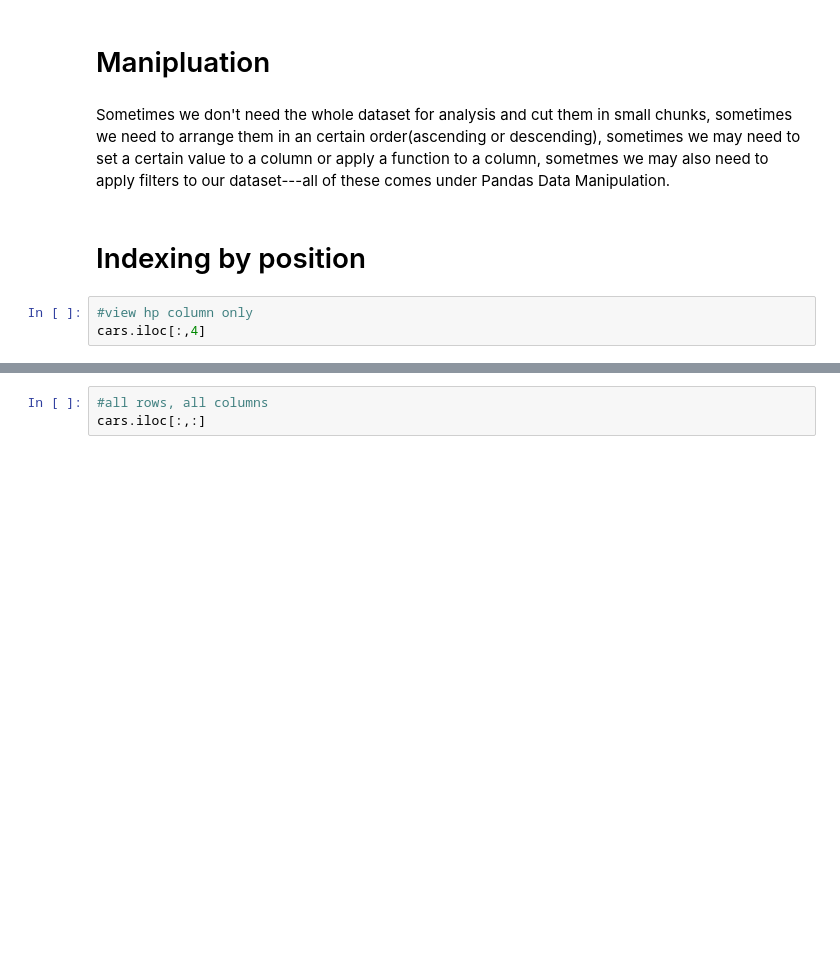
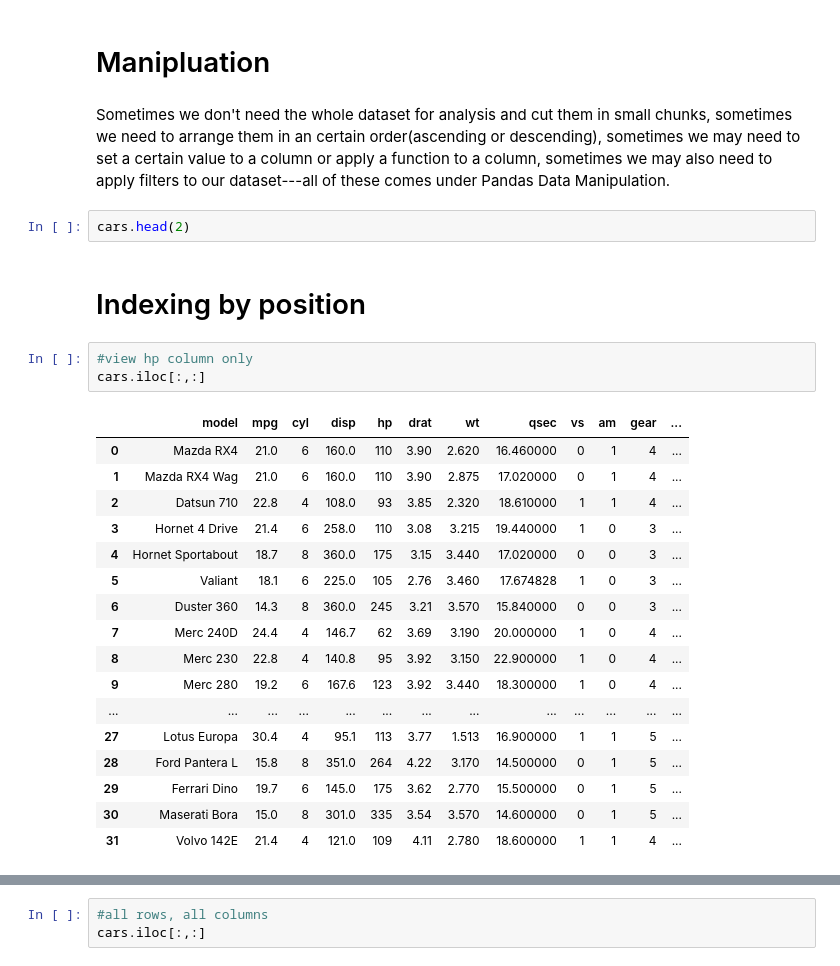
Before and after one commit to PoornshankerPathak/take1, a Jupyter notebook: Pandas-101.ipynb, the cells around one changed output, grey strips where cells are left out. Drawn from its saved outputs; the diff is of its cells as text; blank space fills up the shorter version.

```diff
--- a/Pandas-101.ipynb
+++ b/Pandas-101.ipynb
@@ -289,11 +848,31 @@ Now from the correlation we can see lowest correlation is between "am" and "carb
 # %% [markdown]
 # Manipluation
 # %% [markdown]
-Sometimes we don't need the whole dataset for analysis and cut them in small chunks, sometimes we need to arrange them in an certain order(ascending or descending), sometimes we may need to set a certain value to a column or apply a function to a column, sometmes we may also need to apply filters to our dataset---all of these comes under Pandas Data Manipulation.
+Sometimes we don't need the whole dataset for analysis and cut them in small chunks, sometimes we need to arrange them in an certain order(ascending or descending), sometimes we may need to set a certain value to a column or apply a function to a column, sometimes we may also need to apply filters to our dataset---all of these comes under Pandas Data Manipulation.
+# %%
+cars.head(2)
 # %% [markdown]
 # Indexing by position
 # %%
 #view hp column only
-cars.iloc[:,4]
+cars.iloc[:,:]
+# %% [output]
+|  | model | mpg | cyl | disp | hp | drat | wt | qsec | vs | am | gear | ... |
+| 0 | Mazda RX4 | 21.0 | 6 | 160.0 | 110 | 3.90 | 2.620 | 16.460000 | 0 | 1 | 4 | ... |
+| 1 | Mazda RX4 Wag | 21.0 | 6 | 160.0 | 110 | 3.90 | 2.875 | 17.020000 | 0 | 1 | 4 | ... |
+| 2 | Datsun 710 | 22.8 | 4 | 108.0 | 93 | 3.85 | 2.320 | 18.610000 | 1 | 1 | 4 | ... |
+| 3 | Hornet 4 Drive | 21.4 | 6 | 258.0 | 110 | 3.08 | 3.215 | 19.440000 | 1 | 0 | 3 | ... |
+| 4 | Hornet Sportabout | 18.7 | 8 | 360.0 | 175 | 3.15 | 3.440 | 17.020000 | 0 | 0 | 3 | ... |
+| 5 | Valiant | 18.1 | 6 | 225.0 | 105 | 2.76 | 3.460 | 17.674828 | 1 | 0 | 3 | ... |
+| 6 | Duster 360 | 14.3 | 8 | 360.0 | 245 | 3.21 | 3.570 | 15.840000 | 0 | 0 | 3 | ... |
+| 7 | Merc 240D | 24.4 | 4 | 146.7 | 62 | 3.69 | 3.190 | 20.000000 | 1 | 0 | 4 | ... |
+| 8 | Merc 230 | 22.8 | 4 | 140.8 | 95 | 3.92 | 3.150 | 22.900000 | 1 | 0 | 4 | ... |
+| 9 | Merc 280 | 19.2 | 6 | 167.6 | 123 | 3.92 | 3.440 | 18.300000 | 1 | 0 | 4 | ... |
+| ... | ... | ... | ... | ... | ... | ... | ... | ... | ... | ... | ... | ... |
+| 27 | Lotus Europa | 30.4 | 4 | 95.1 | 113 | 3.77 | 1.513 | 16.900000 | 1 | 1 | 5 | ... |
+| 28 | Ford Pantera L | 15.8 | 8 | 351.0 | 264 | 4.22 | 3.170 | 14.500000 | 0 | 1 | 5 | ... |
+| 29 | Ferrari Dino | 19.7 | 6 | 145.0 | 175 | 3.62 | 2.770 | 15.500000 | 0 | 1 | 5 | ... |
+| 30 | Maserati Bora | 15.0 | 8 | 301.0 | 335 | 3.54 | 3.570 | 14.600000 | 0 | 1 | 5 | ... |
+| 31 | Volvo 142E | 21.4 | 4 | 121.0 | 109 | 4.11 | 2.780 | 18.600000 | 1 | 1 | 4 | ... |
 # %%
 #first five records of hp column
```
Also changed, not shown: parts of 78 cells of this notebook.
